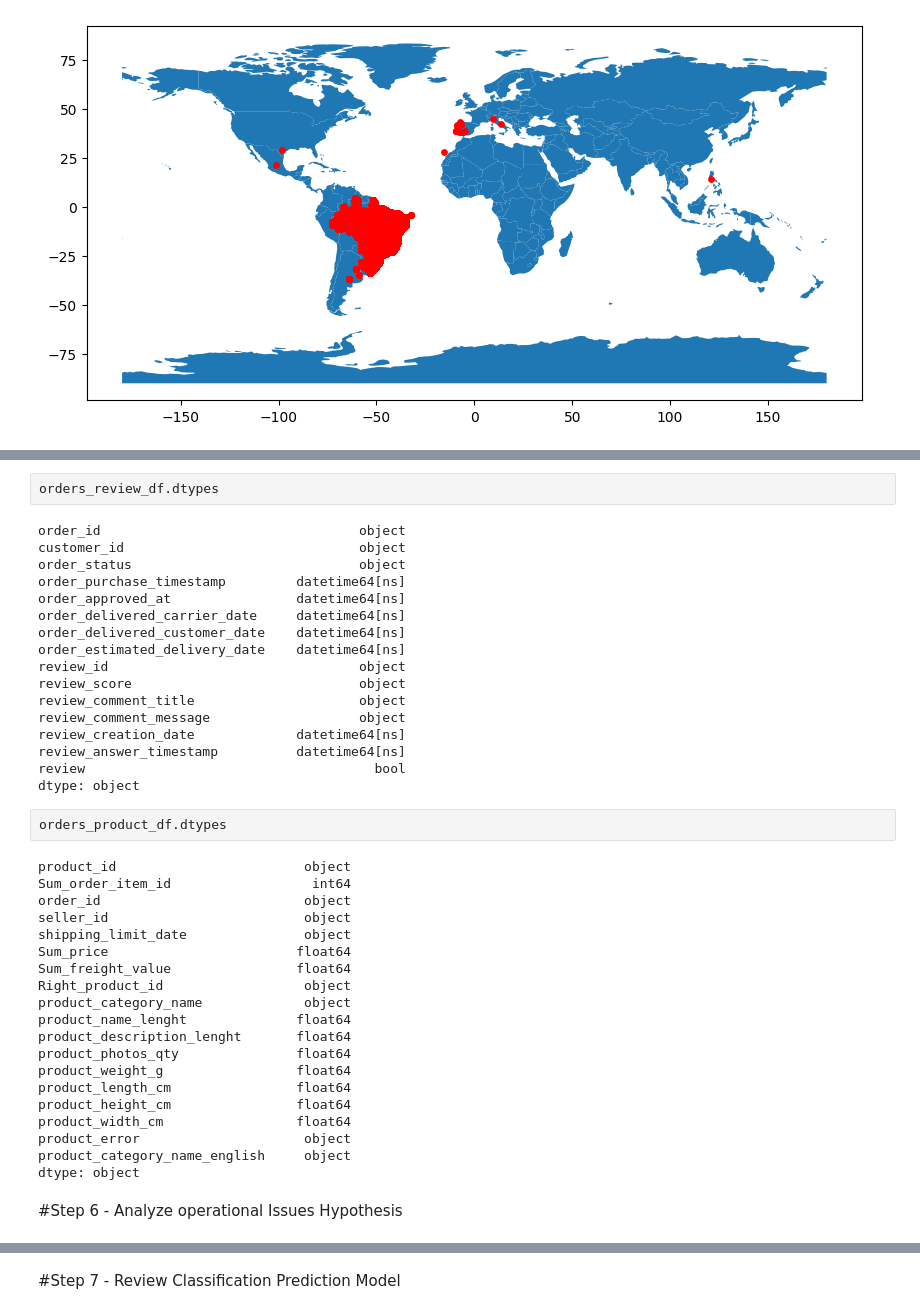
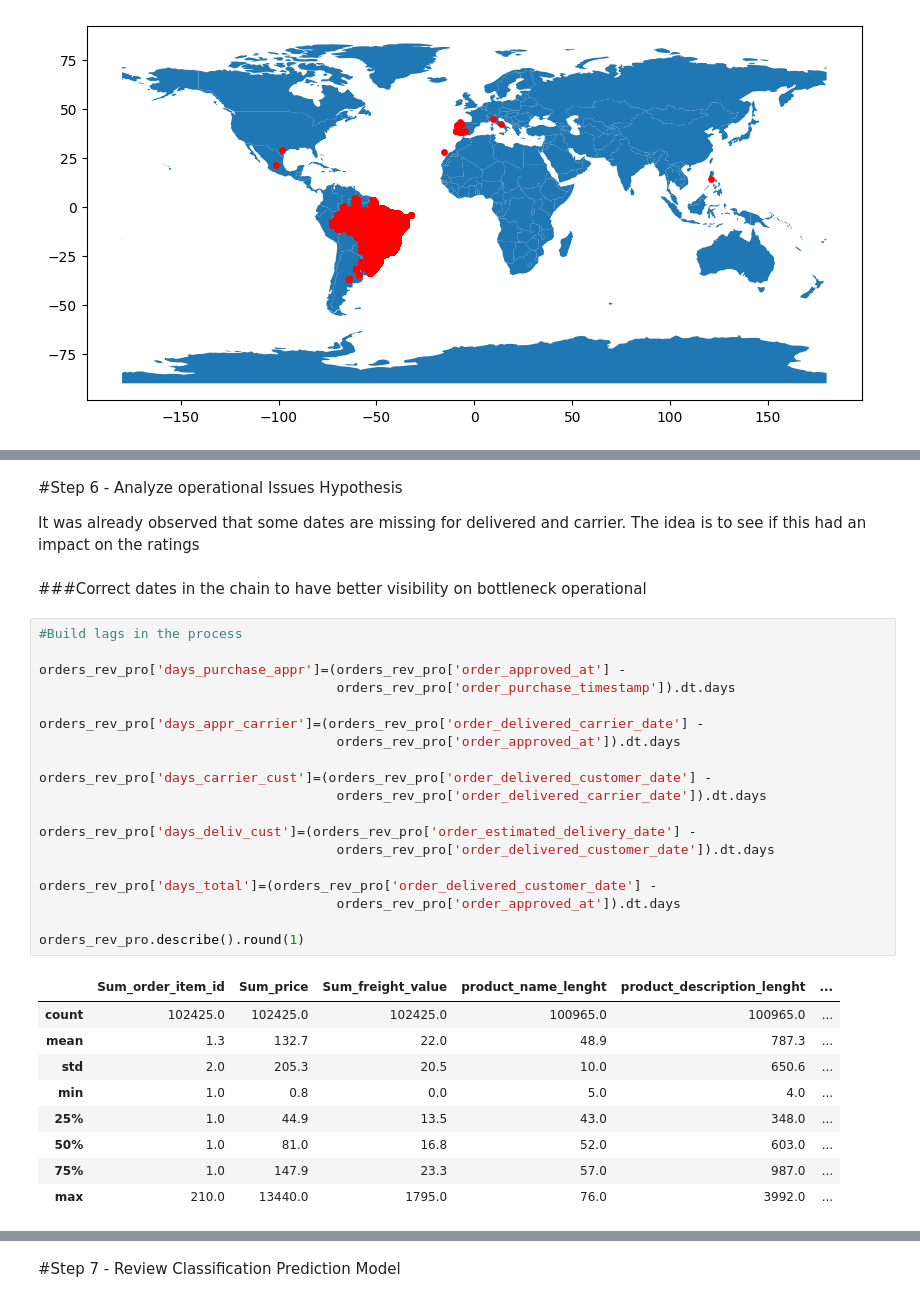
Before and after one commit to jrclavier/aurelius_ds_fin, a Jupyter notebook: Aurelius_WorkingSheet.ipynb, the cells around one changed output, grey strips where cells are left out. Drawn from its saved outputs; the diff is of its cells as text.

```diff
--- a/Aurelius_WorkingSheet.ipynb
+++ b/Aurelius_WorkingSheet.ipynb
@@ -1070,46 +1074,38 @@ _merge
 left_only                                            0.750969
 right_only                                           0.000000
 both                                                99.249031
-# %%
-orders_review_df.dtypes
-# %% [output]
-order_id                                 object
-customer_id                              object
-order_status                             object
-order_purchase_timestamp         datetime64[ns]
-order_approved_at                datetime64[ns]
-order_delivered_carrier_date     datetime64[ns]
-order_delivered_customer_date    datetime64[ns]
-order_estimated_delivery_date    datetime64[ns]
-review_id                                object
-review_score                             object
-review_comment_title                     object
-review_comment_message                   object
-review_creation_date             datetime64[ns]
-review_answer_timestamp          datetime64[ns]
-review                                     bool
-dtype: object
-# %%
-orders_product_df.dtypes
-# %% [output]
-product_id                        object
-Sum_order_item_id                  int64
-order_id                          object
-seller_id                         object
-shipping_limit_date               object
-Sum_price                        float64
-Sum_freight_value                float64
-Right_product_id                  object
-product_category_name             object
-product_name_lenght              float64
-product_description_lenght       float64
-product_photos_qty               float64
-product_weight_g                 float64
-product_length_cm                float64
-product_height_cm                float64
-product_width_cm                 float64
-product_error                     object
-product_category_name_english     object
-dtype: object
-# %% [markdown]
-#Step 6 - Analyze operational Issues Hypothesis
+# %% [markdown]
+#Step 6 - Analyze operational Issues Hypothesis
+
+It was already observed that some dates are missing for delivered and carrier. The idea is to see if this had an impact on the ratings
+# %% [markdown]
+###Correct dates in the chain to have better visibility on bottleneck operational
+# %%
+#Build lags in the process
+
+orders_rev_pro['days_purchase_appr']=(orders_rev_pro['order_approved_at'] -
+                                      orders_rev_pro['order_purchase_timestamp']).dt.days
+
+orders_rev_pro['days_appr_carrier']=(orders_rev_pro['order_delivered_carrier_date'] -
+                                      orders_rev_pro['order_approved_at']).dt.days
+
+orders_rev_pro['days_carrier_cust']=(orders_rev_pro['order_delivered_customer_date'] -
+                                      orders_rev_pro['order_delivered_carrier_date']).dt.days
+
+orders_rev_pro['days_deliv_cust']=(orders_rev_pro['order_estimated_delivery_date'] -
+                                      orders_rev_pro['order_delivered_customer_date']).dt.days
+
+orders_rev_pro['days_total']=(orders_rev_pro['order_delivered_customer_date'] -
+                                      orders_rev_pro['order_approved_at']).dt.days
+
+orders_rev_pro.describe().round(1)
+# %% [output]
+|  | Sum_order_item_id | Sum_price | Sum_freight_value | product_name_lenght | product_description_lenght | ... |
+| count | 102425.0 | 102425.0 | 102425.0 | 100965.0 | 100965.0 | ... |
+| mean | 1.3 | 132.7 | 22.0 | 48.9 | 787.3 | ... |
+| std | 2.0 | 205.3 | 20.5 | 10.0 | 650.6 | ... |
+| min | 1.0 | 0.8 | 0.0 | 5.0 | 4.0 | ... |
+| 25% | 1.0 | 44.9 | 13.5 | 43.0 | 348.0 | ... |
+| 50% | 1.0 | 81.0 | 16.8 | 52.0 | 603.0 | ... |
+| 75% | 1.0 | 147.9 | 23.3 | 57.0 | 987.0 | ... |
+| max | 210.0 | 13440.0 | 1795.0 | 76.0 | 3992.0 | ... |
```
Also changed, not shown: parts of 7 cells of this notebook.
